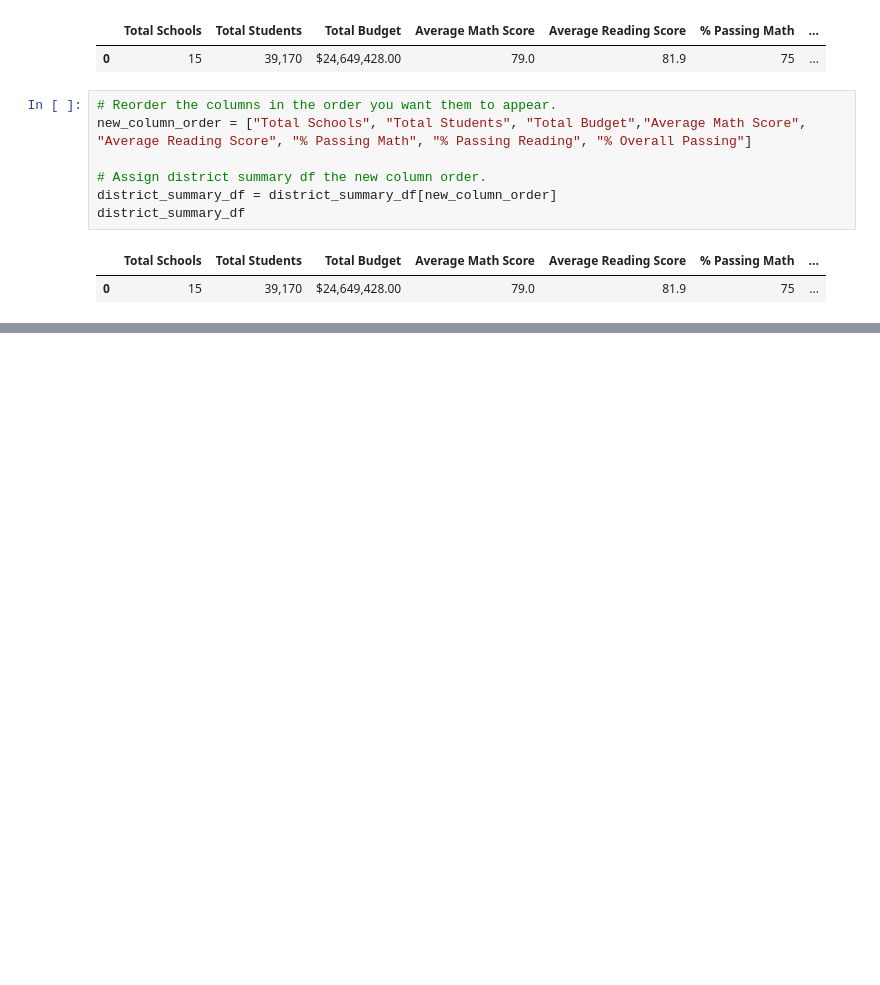
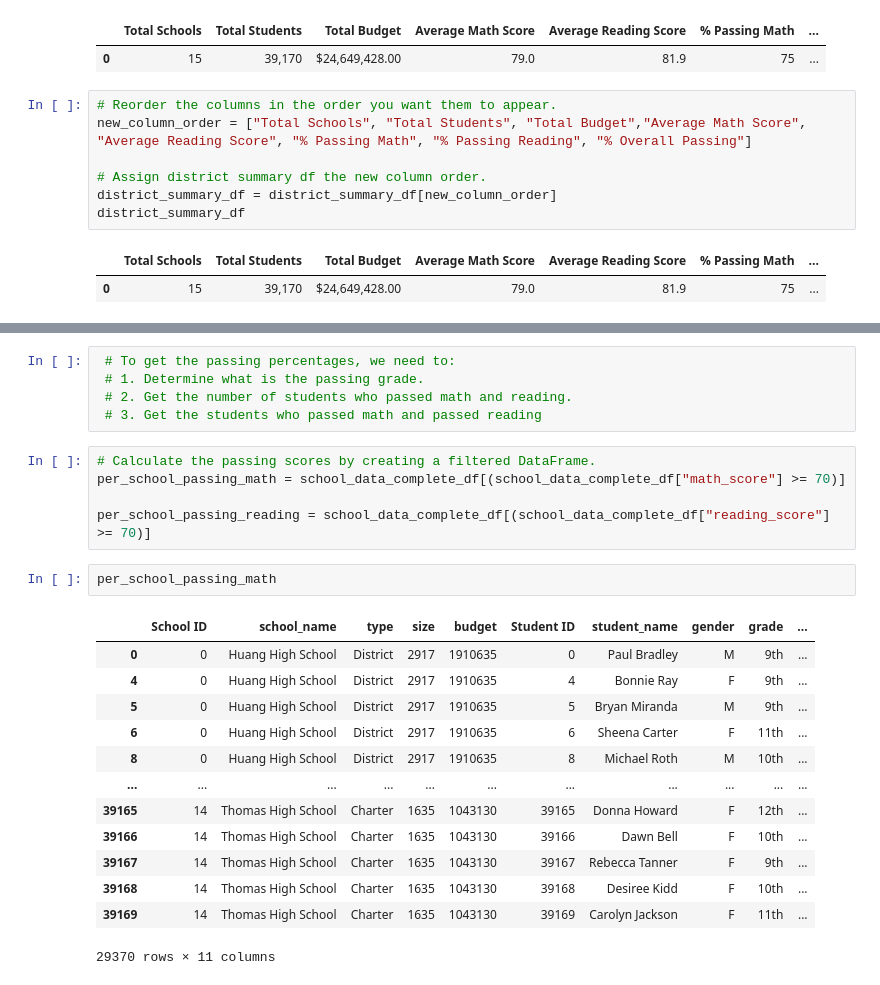
Before and after one commit to ksung1923/school_district_analysis, a Jupyter notebook: PyCitySchools.ipynb, the cells around one changed output, grey strips where cells are left out. Cells and saved outputs as stored; diff of their text form; blank space fills up the shorter version.

Commit message:
School summary complete.

```diff
--- a/PyCitySchools.ipynb
+++ b/PyCitySchools.ipynb
@@ -403,0 +640,26 @@ district_summary_df
+# %%
+ # To get the passing percentages, we need to:
+ # 1. Determine what is the passing grade.
+ # 2. Get the number of students who passed math and reading.
+ # 3. Get the students who passed math and passed reading
+# %%
+# Calculate the passing scores by creating a filtered DataFrame.
+per_school_passing_math = school_data_complete_df[(school_data_complete_df["math_score"] >= 70)]
+
+per_school_passing_reading = school_data_complete_df[(school_data_complete_df["reading_score"] >= 70)]
+# %%
+per_school_passing_math
+# %% [output]
+|  | School ID | school_name | type | size | budget | Student ID | student_name | gender | grade | ... |
+| 0 | 0 | Huang High School | District | 2917 | 1910635 | 0 | Paul Bradley | M | 9th | ... |
+| 4 | 0 | Huang High School | District | 2917 | 1910635 | 4 | Bonnie Ray | F | 9th | ... |
+| 5 | 0 | Huang High School | District | 2917 | 1910635 | 5 | Bryan Miranda | M | 9th | ... |
+| 6 | 0 | Huang High School | District | 2917 | 1910635 | 6 | Sheena Carter | F | 11th | ... |
+| 8 | 0 | Huang High School | District | 2917 | 1910635 | 8 | Michael Roth | M | 10th | ... |
+| ... | ... | ... | ... | ... | ... | ... | ... | ... | ... | ... |
+| 39165 | 14 | Thomas High School | Charter | 1635 | 1043130 | 39165 | Donna Howard | F | 12th | ... |
+| 39166 | 14 | Thomas High School | Charter | 1635 | 1043130 | 39166 | Dawn Bell | F | 10th | ... |
+| 39167 | 14 | Thomas High School | Charter | 1635 | 1043130 | 39167 | Rebecca Tanner | F | 9th | ... |
+| 39168 | 14 | Thomas High School | Charter | 1635 | 1043130 | 39168 | Desiree Kidd | F | 10th | ... |
+| 39169 | 14 | Thomas High School | Charter | 1635 | 1043130 | 39169 | Carolyn Jackson | F | 11th | ... |
+29370 rows × 11 columns
```
Also changed, not shown: parts of 24 cells of this notebook.
